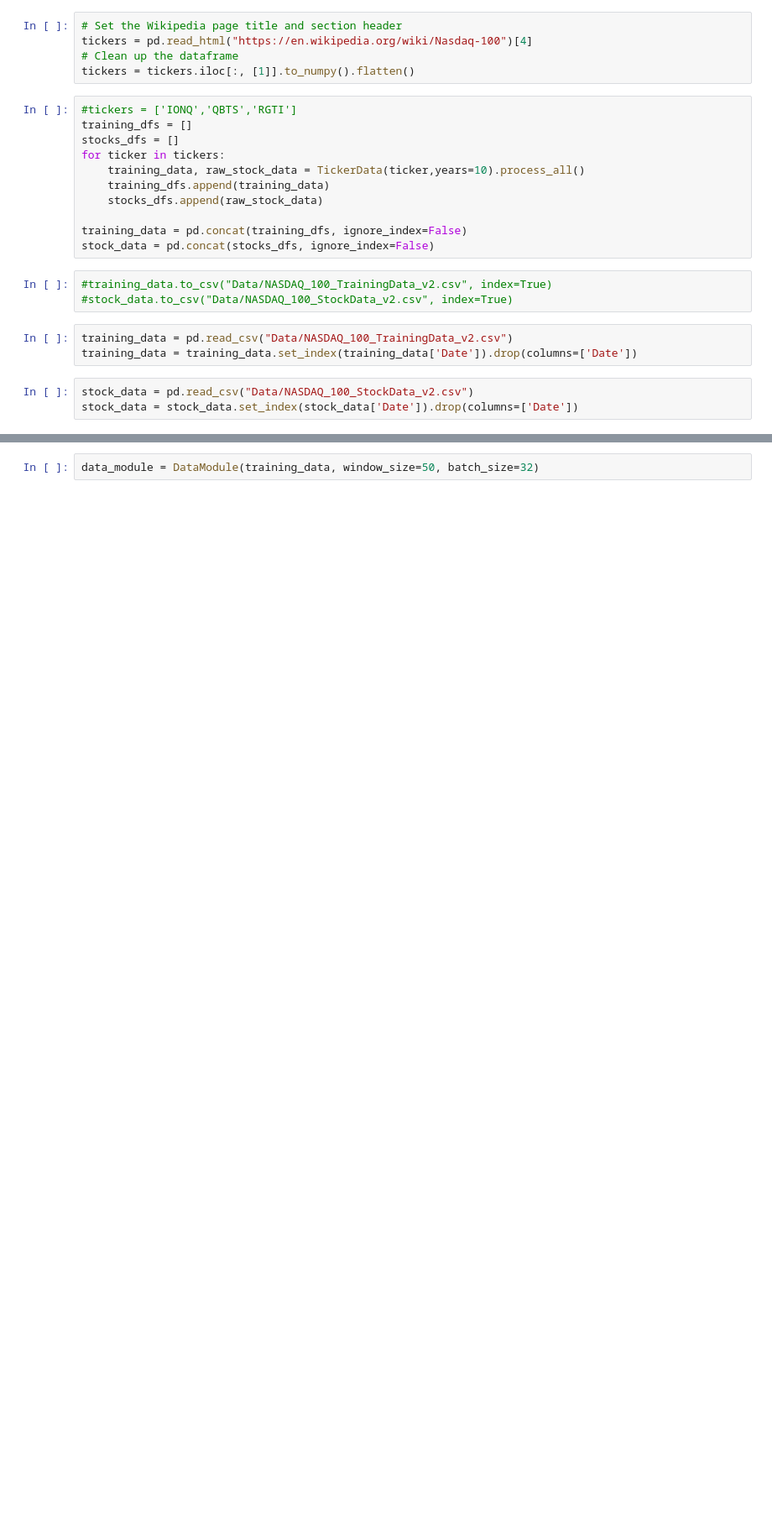
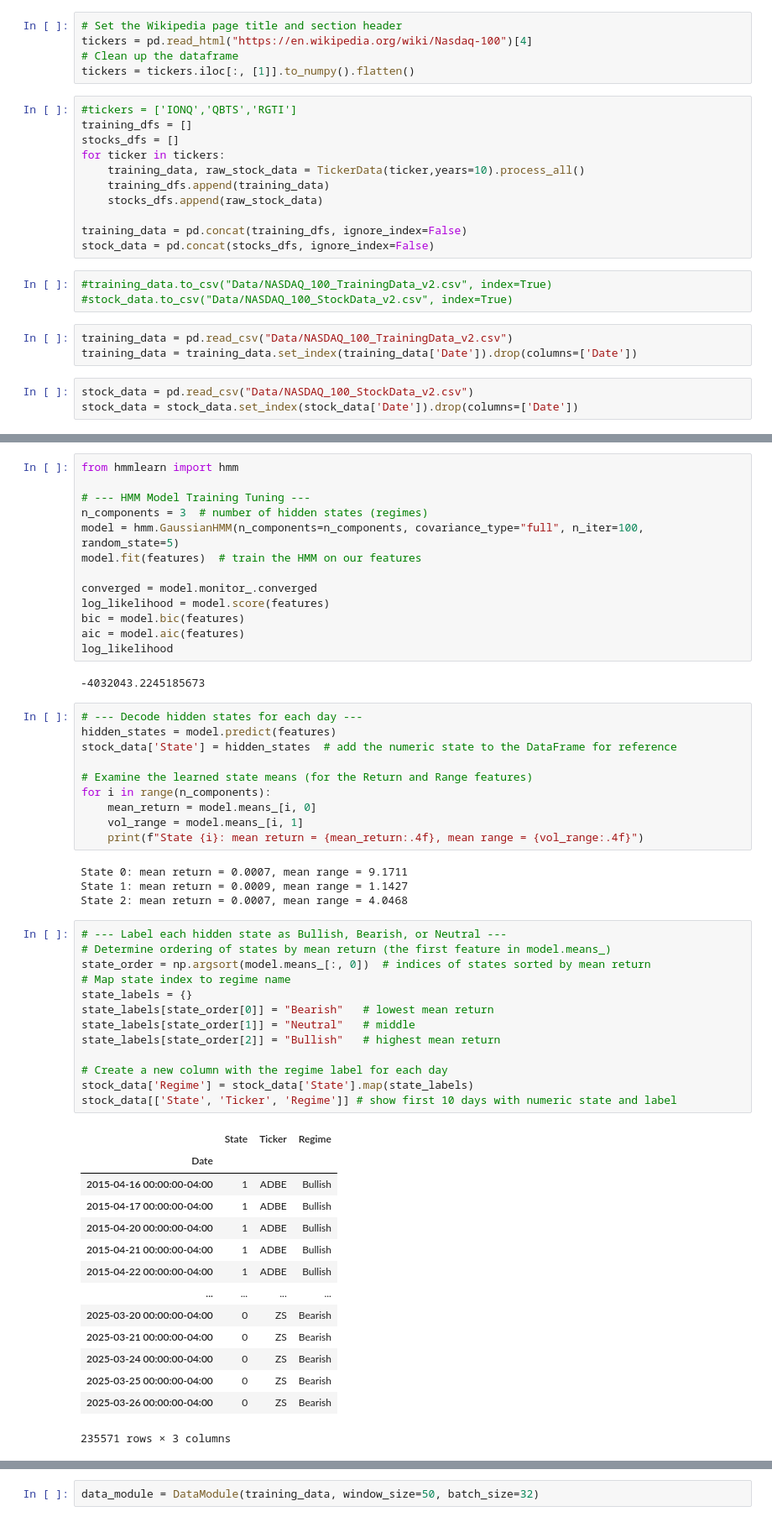
Before and after one commit to taltmann0818/Project_DeepGreen, a Jupyter notebook: Price Prediction2.ipynb, the cells around one changed output, grey strips where cells are left out. Shown: that part at 84% size. Saved outputs shown, nothing was run; the diff lists cells and outputs as text; blank space fills up the shorter version.

```diff
--- a/Price Prediction2.ipynb
+++ b/Price Prediction2.ipynb
@@ -52,0 +77,57 @@ stock_data = stock_data.set_index(stock_data['Date']).drop(columns=['Date'])
+# %%
+from hmmlearn import hmm
+
+# --- HMM Model Training Tuning ---
+n_components = 3  # number of hidden states (regimes)
+model = hmm.GaussianHMM(n_components=n_components, covariance_type="full", n_iter=100, random_state=5)
+model.fit(features)  # train the HMM on our features
+
+converged = model.monitor_.converged
+log_likelihood = model.score(features)
+bic = model.bic(features)
+aic = model.aic(features)
+log_likelihood
+# %% [output]
+-4032043.2245185673
+# %%
+# --- Decode hidden states for each day ---
+hidden_states = model.predict(features)
+stock_data['State'] = hidden_states  # add the numeric state to the DataFrame for reference
+
+# Examine the learned state means (for the Return and Range features)
+for i in range(n_components):
+    mean_return = model.means_[i, 0]
+    vol_range = model.means_[i, 1]
+    print(f"State {i}: mean return = {mean_return:.4f}, mean range = {vol_range:.4f}")
+# %% [output]
+State 0: mean return = 0.0007, mean range = 9.1711
+State 1: mean return = 0.0009, mean range = 1.1427
+State 2: mean return = 0.0007, mean range = 4.0468
+# %%
+# --- Label each hidden state as Bullish, Bearish, or Neutral ---
+# Determine ordering of states by mean return (the first feature in model.means_)
+state_order = np.argsort(model.means_[:, 0])  # indices of states sorted by mean return
+# Map state index to regime name
+state_labels = {}
+state_labels[state_order[0]] = "Bearish"   # lowest mean return
+state_labels[state_order[1]] = "Neutral"   # middle
+state_labels[state_order[2]] = "Bullish"   # highest mean return
+
+# Create a new column with the regime label for each day
+stock_data['Regime'] = stock_data['State'].map(state_labels)
+stock_data[['State', 'Ticker', 'Regime']] # show first 10 days with numeric state and label
+# %% [output]
+|  | State | Ticker | Regime |
+| Date |  |  |  |
+| 2015-04-16 00:00:00-04:00 | 1 | ADBE | Bullish |
+| 2015-04-17 00:00:00-04:00 | 1 | ADBE | Bullish |
+| 2015-04-20 00:00:00-04:00 | 1 | ADBE | Bullish |
+| 2015-04-21 00:00:00-04:00 | 1 | ADBE | Bullish |
+| 2015-04-22 00:00:00-04:00 | 1 | ADBE | Bullish |
+| ... | ... | ... | ... |
+| 2025-03-20 00:00:00-04:00 | 0 | ZS | Bearish |
+| 2025-03-21 00:00:00-04:00 | 0 | ZS | Bearish |
+| 2025-03-24 00:00:00-04:00 | 0 | ZS | Bearish |
+| 2025-03-25 00:00:00-04:00 | 0 | ZS | Bearish |
+| 2025-03-26 00:00:00-04:00 | 0 | ZS | Bearish |
+235571 rows × 3 columns
```
Also changed, not shown: parts of 6 cells of this notebook, 1 other file.
